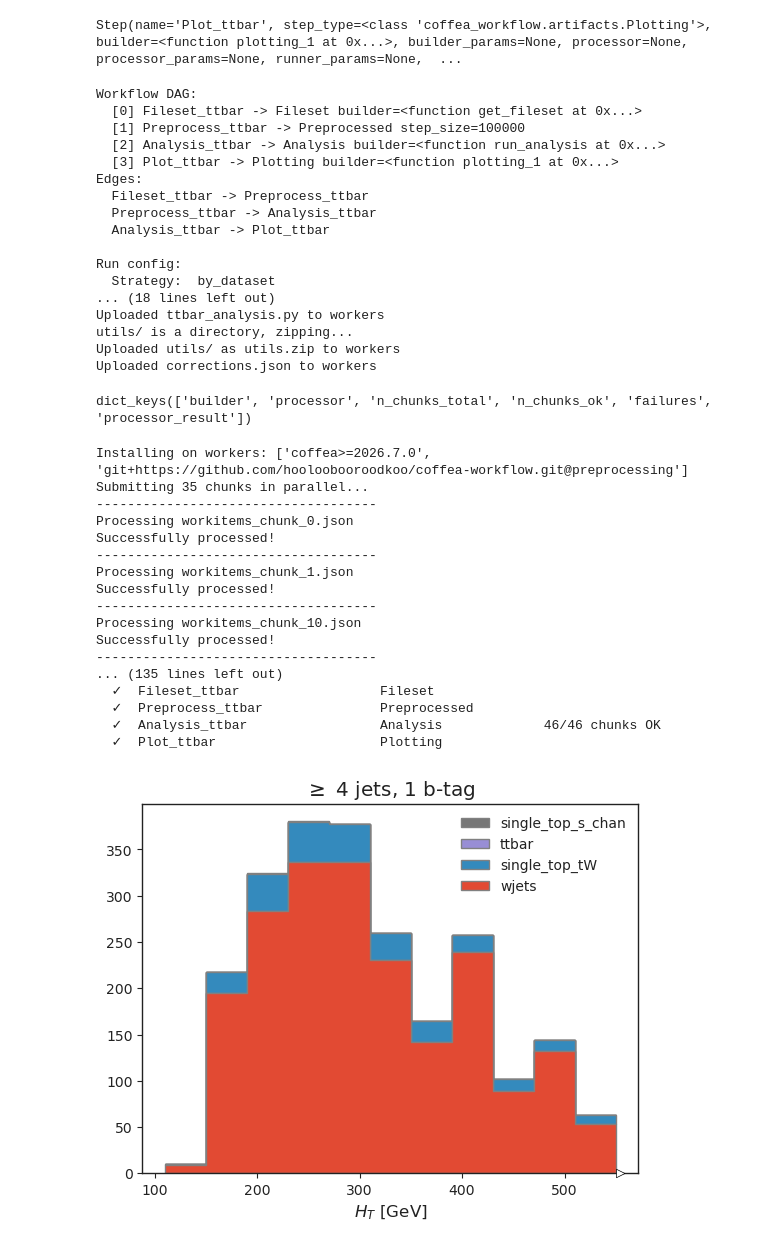
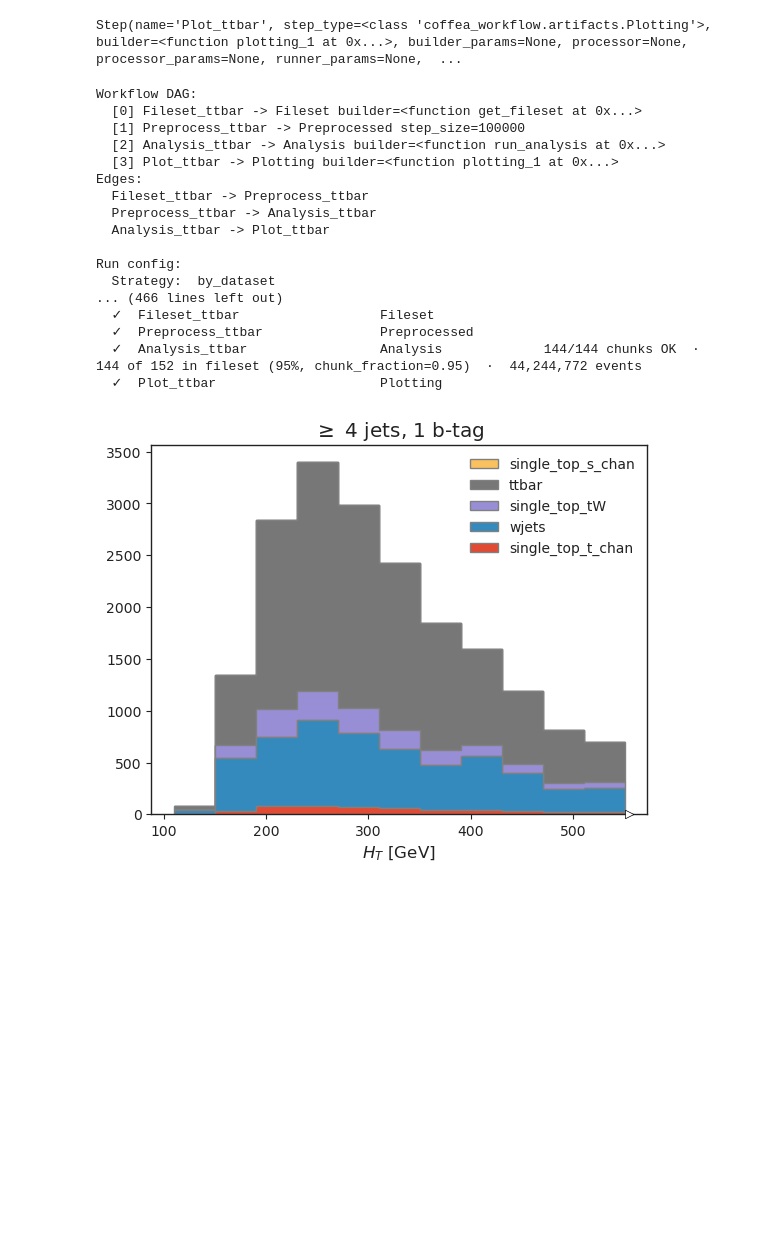
Before and after one commit to CoffeaTeam/coffea-workflow, a Jupyter notebook: examples/agc/workflow_preprocessing.ipynb, the cells around one changed output. Saved outputs shown, nothing was run; the diff lists cells and outputs as text; code cells hidden in the pictures; blank space fills up the shorter version.

Commit message:
enhance workflow prints; add plugin for credentials forwarding to workers

```diff
--- a/examples/agc/workflow_preprocessing.ipynb
+++ b/examples/agc/workflow_preprocessing.ipynb
@@ -51,65 +53,43 @@ workflow.add(step_plot1, depends_on=[step_analysis])
 # %% [output]
 Step(name='Plot_ttbar', step_type=<class 'coffea_workflow.artifacts.Plotting'>, builder=<function plotting_1 at 0x...>, builder_params=None, processor=None, processor_params=None, runner_params=None,  ...
 # %%
-# Option A: make the Preprocess step's parallel file-opening work on the Dask workers.
-# It ships coffea_workflow.preprocessing.extract_file_metadata to the workers BY REFERENCE,
-# so the workers must be able to `import coffea_workflow` — install it from the same
-# fork/branch as the driver via worker_packages. (No custom_builder is used here, so the
-# Preprocess step needs nothing from ttbar_analysis; ttbar_analysis.py + utils are still
-# uploaded because the Analysis step ships TtbarAnalysis by reference.)
+# forward_credentials used for test purpose
 facility = facilities.CoffeaCasaFactory(
     worker_packages=(
         "coffea>=2026.7.0",
         "git+https://github.com/hooloobooroodkoo/coffea-workflow.git@preprocessing",
     ),
     worker_files=("ttbar_analysis.py", "utils", "corrections.json"),
+    forward_credentials=True,
 )
 config = RunConfig(
     strategy="by_dataset",      # one chunk per dataset is processed independently and lost if something breaks inside this chunk processing (of its WorkItems)
     percentage=5, # each 5 percents of each dataset is processed independently
-    chunk_fraction=0.3,
+    chunk_fraction=0.95,
     cache_dir=".cache_preprocess_larger_sample",
     facility=facility,
     executor_config=ExecutorConfig(executor_type="DaskExecutor", parallel_chunks=True),
 )
 result = run(workflow, config)
 # %% [output]
 Workflow DAG:
   [0] Fileset_ttbar -> Fileset builder=<function get_fileset at 0x...>
   [1] Preprocess_ttbar -> Preprocessed step_size=100000
   [2] Analysis_ttbar -> Analysis builder=<function run_analysis at 0x...>
   [3] Plot_ttbar -> Plotting builder=<function plotting_1 at 0x...>
 Edges:
   Fileset_ttbar -> Preprocess_ttbar
   Preprocess_ttbar -> Analysis_ttbar
   Analysis_ttbar -> Plot_ttbar
 
 Run config:
   Strategy:  by_dataset
-... (18 lines left out)
-Uploaded ttbar_analysis.py to workers
-utils/ is a directory, zipping...
-Uploaded utils/ as utils.zip to workers
-Uploaded corrections.json to workers
+... (466 lines left out)
+  ✓  Fileset_ttbar                  Fileset
+  ✓  Preprocess_ttbar               Preprocessed
+  ✓  Analysis_ttbar                 Analysis             144/144 chunks OK  ·  144 of 152 in fileset (95%, chunk_fraction=0.95)  ·  44,244,772 events
+  ✓  Plot_ttbar                     Plotting
-dict_keys(['builder', 'processor', 'n_chunks_total', 'n_chunks_ok', 'failures', 'processor_result'])
-Installing on workers: ['coffea>=2026.7.0', 'git+https://github.com/hooloobooroodkoo/coffea-workflow.git@preprocessing']
-Submitting 35 chunks in parallel...
-------------------------------------
-Processing workitems_chunk_0.json
-Successfully processed!
-------------------------------------
-Processing workitems_chunk_1.json
-Successfully processed!
-------------------------------------
-Processing workitems_chunk_10.json
-Successfully processed!
-------------------------------------
-... (135 lines left out)
-  ✓  Fileset_ttbar                  Fileset
-  ✓  Preprocess_ttbar               Preprocessed
-  ✓  Analysis_ttbar                 Analysis             46/46 chunks OK
-  ✓  Plot_ttbar                     Plotting
-[figure, old version]
+[figure, new version]
 # %%
 from dask.distributed import Client, PipInstall
 client = Client("tls://localhost:8786")
```
Also changed, not shown: parts of 3 cells of this notebook, 5 other files.
